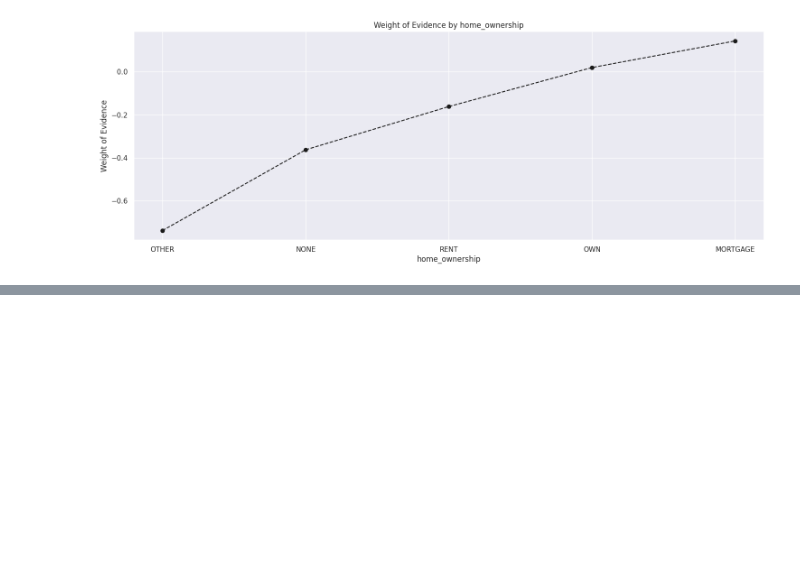
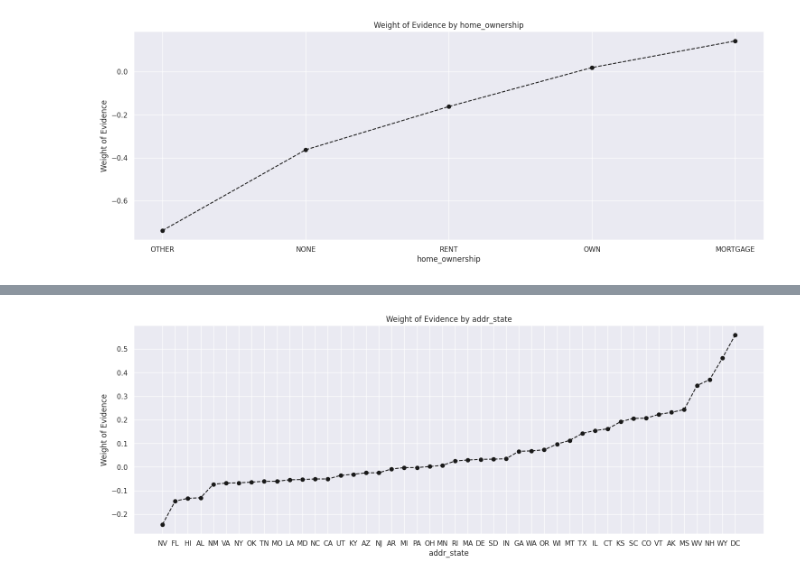
Before and after one commit to Priyan437/Credit-Risk-Analysis-Model, a Jupyter notebook: Credit_Risk_Analysis.ipynb, the cells around one changed output, grey strips where cells are left out. Cells and saved outputs as stored; diff of their text form; code cells hidden in the pictures; blank space fills up the shorter version.

```diff
--- a/Credit_Risk_Analysis.ipynb
+++ b/Credit_Risk_Analysis.ipynb
@@ -482,0 +518,5 @@ x_train['home_ownership:RENT_OTHER_NONE ANY'] = sum([x_train['home_ownership:REN
+# %%
+plot_by_WoE(df_temp.iloc[2: -2, : ])
+# We plot the weight of evidence values.
+# %% [output]
+[figure, added]
```
Also changed, not shown: parts of 24 cells of this notebook.
